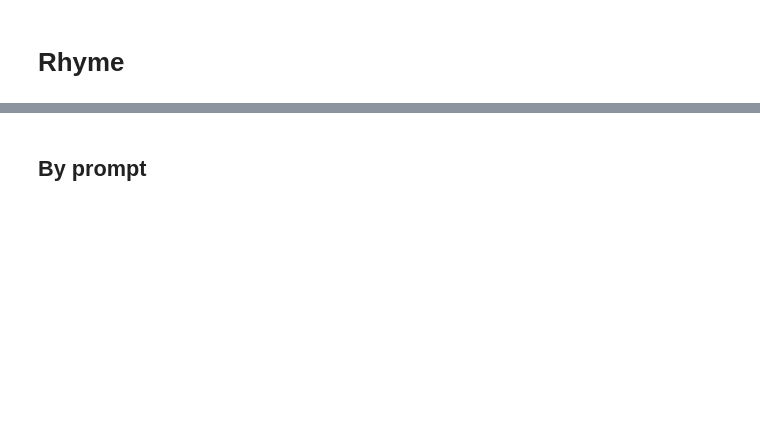
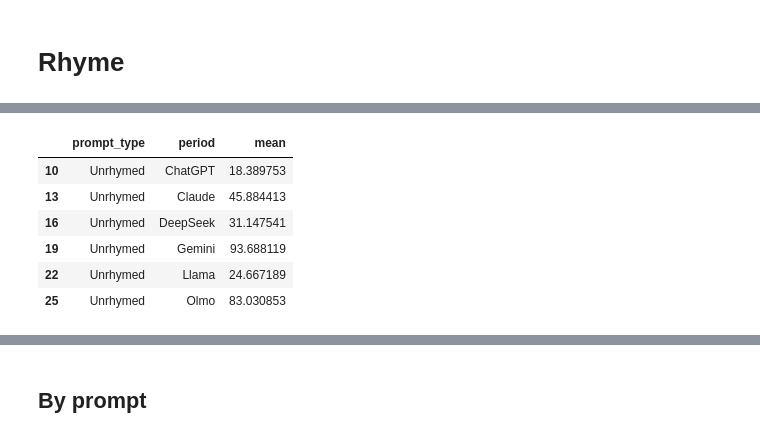
Before and after one commit to quadrismegistus/generative-formalism, a Jupyter notebook: notebooks/4-MeasuringRhymeInPromptedPoems.ipynb, the cells around one changed output, grey strips where cells are left out. Cells and saved outputs as stored; diff of their text form; code cells hidden in the pictures; blank space fills up the shorter version.

```diff
--- a/notebooks/4-MeasuringRhymeInPromptedPoems.ipynb
+++ b/notebooks/4-MeasuringRhymeInPromptedPoems.ipynb
@@ -111,0 +107,10 @@ get_avgs_df2(df_corpus)
+# %%
+get_avgs_df2(df_both, gby=['period','prompt_type'])[['prompt_type','period','mean']].query('prompt_type=="Unrhymed"')
+# %% [output]
+|  | prompt_type | period | mean |
+| 10 | Unrhymed | ChatGPT | 18.389753 |
+| 13 | Unrhymed | Claude | 45.884413 |
+| 16 | Unrhymed | DeepSeek | 31.147541 |
+| 19 | Unrhymed | Gemini | 93.688119 |
+| 22 | Unrhymed | Llama | 24.667189 |
+| 25 | Unrhymed | Olmo | 83.030853 |
```
Also changed, not shown: parts of 27 cells of this notebook, 19 other files.
